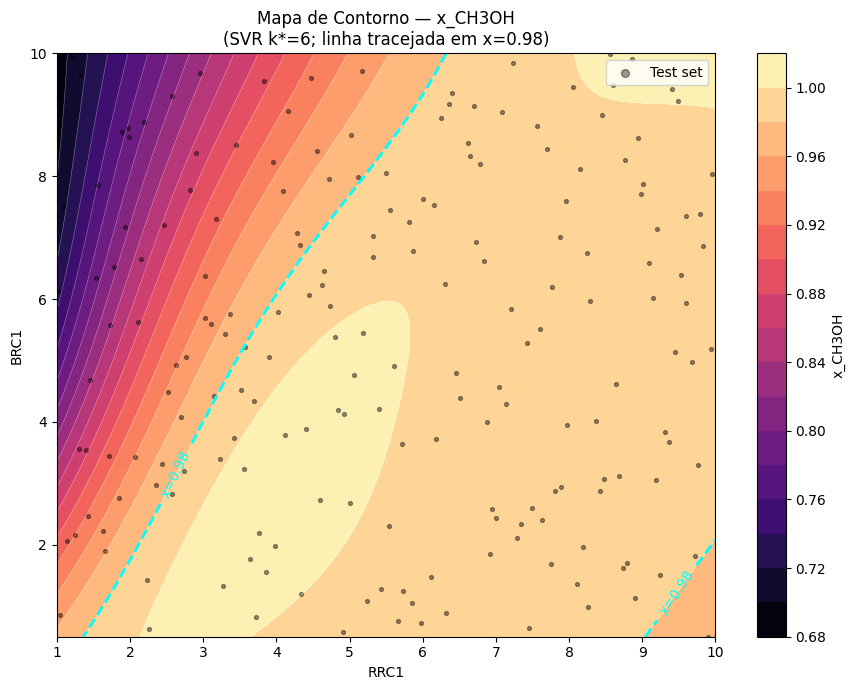
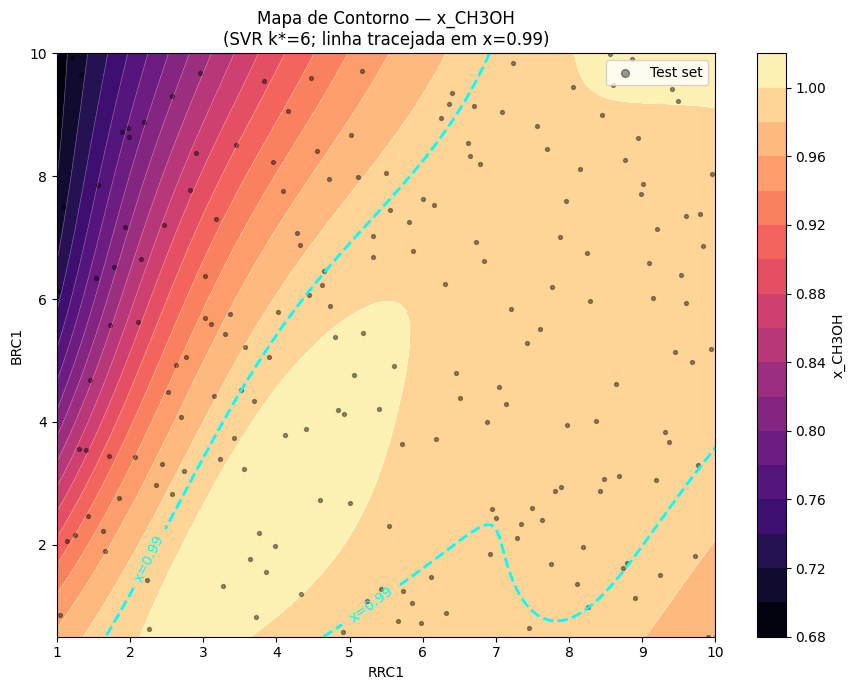
The change to this notebook cell's code, shown as a diff; its figure went from the first image to the second:
--- before
+++ after
@@ -1,2 +1,4 @@
+thr = 0.99
+
 fig, ax = plt.subplots(figsize=(9, 7))
 
@@ -5,10 +7,10 @@
 ax.contour(RRC1_mesh, BRC1_mesh, x_pred, levels=20, colors='white', linewidths=0.4, alpha=0.4)
 
-# Linha de restrição de pureza x_CH3OH = 0.98 (referência para 6.3)
-cs_98 = ax.contour(
+# Linha de restrição de pureza x_CH3OH (referência para 6.3)
+cs = ax.contour(
     RRC1_mesh, BRC1_mesh, x_pred,
-    levels=[0.98], colors=['cyan'], linewidths=2.0, linestyles='--'
+    levels=[thr], colors=['cyan'], linewidths=2.0, linestyles='--'
 )
-ax.clabel(cs_98, fmt={0.98: 'x=0.98'}, fontsize=10, colors='cyan')
+ax.clabel(cs, fmt={thr: f'x={thr}'}, fontsize=10, colors='cyan')
 
 # Overlay dos pontos do test set
@@ -17,5 +19,5 @@
 ax.set_xlabel('RRC1')
 ax.set_ylabel('BRC1')
-ax.set_title('Mapa de Contorno — x_CH3OH\n(SVR k*=6; linha tracejada em x=0.98)')
+ax.set_title(f'Mapa de Contorno — x_CH3OH\n(SVR k*=6; linha tracejada em x={thr})')
 ax.legend(loc='upper right', markerscale=2)
 

Commit: att 6.4